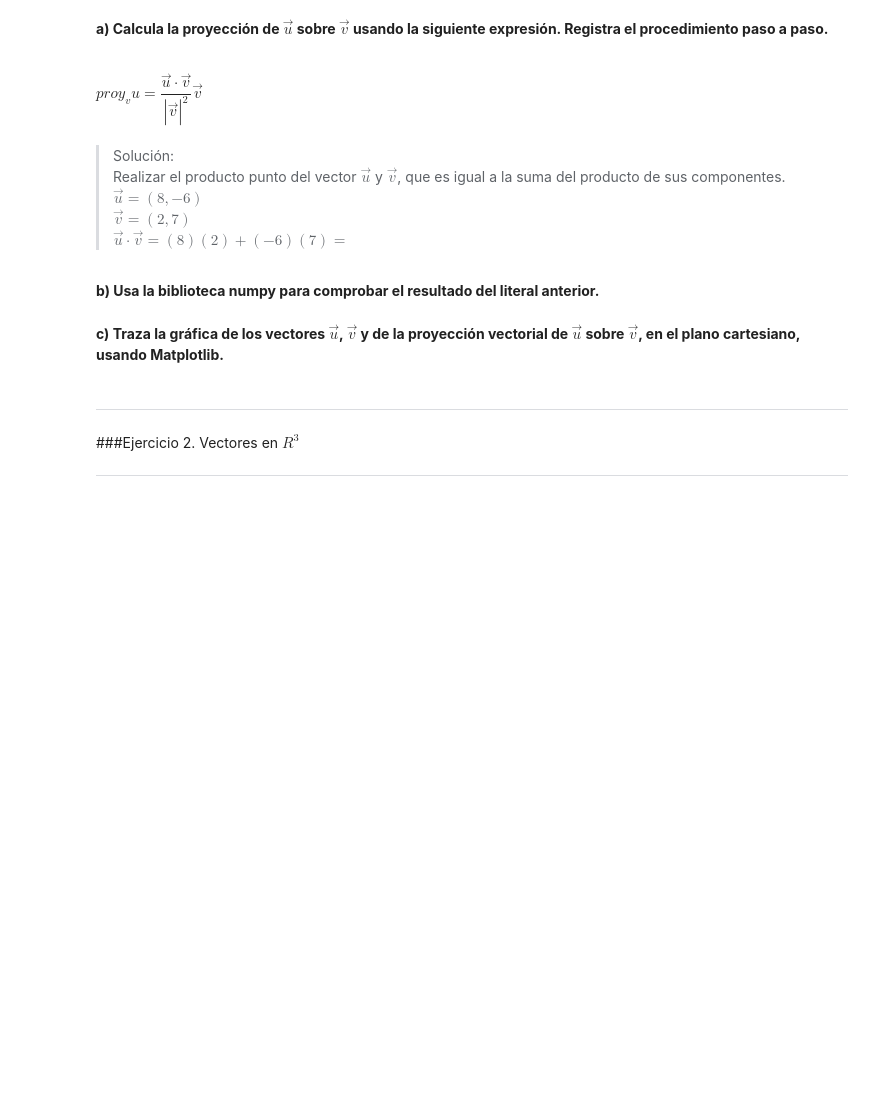
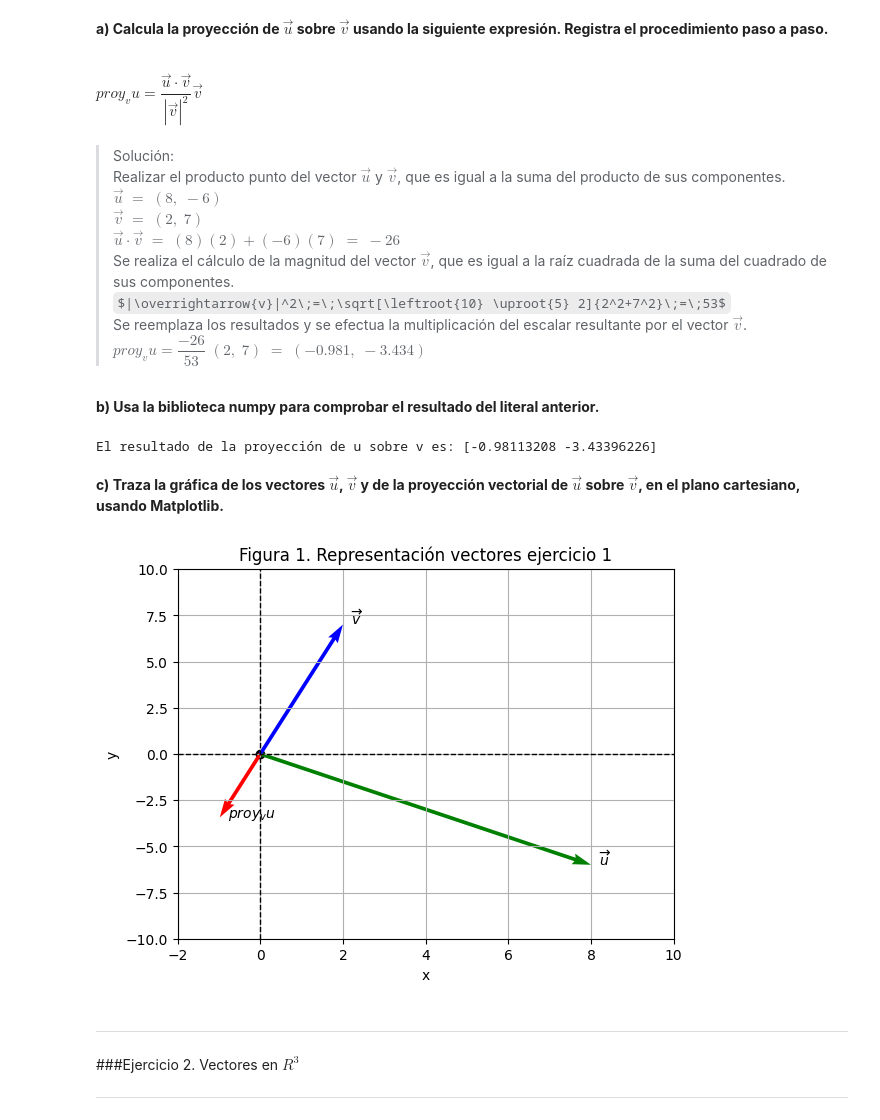
Before and after one commit to alejoOxono/Code-and-VBD-challenges, a Jupyter notebook: Laboratorio_Algebra_lineal_2023_I_Inicio.ipynb, the cells around one changed output. Drawn from its saved outputs; the diff is of its cells as text; code cells hidden in the pictures; some formulas as TeX source; blank space fills up the shorter version.

```diff
--- a/Laboratorio_Algebra_lineal_2023_I_Inicio.ipynb
+++ b/Laboratorio_Algebra_lineal_2023_I_Inicio.ipynb
@@ -78,45 +78,55 @@ $proy_vu = \dfrac{\overrightarrow{u} \cdot \overrightarrow{v}}{|\overrightarrow{
 # %% [markdown]
 >Solución: \
 >Realizar el producto punto del vector $\overrightarrow{u}$ y $\overrightarrow{v}$, que es igual a la suma del producto de sus componentes.  \
->$\overrightarrow{u} = (8, -6)$ \
->$\overrightarrow{v} = (2, 7)$ \
->$\overrightarrow{u} \cdot \overrightarrow{v} = (8)(2)+(-6)(7) = $
+>$\overrightarrow{u}\;=\;(8,\;-6)$ \
+>$\overrightarrow{v}\;=\;(2,\;7)$ \
+>$\overrightarrow{u} \cdot \overrightarrow{v}\;=\;(8)(2)+(-6)(7)\;=\;-26$ \
+>Se realiza el cálculo de la magnitud del vector $\overrightarrow{v}$, que es igual a la raíz cuadrada de la suma del cuadrado de sus componentes.  \
+>$|\overrightarrow{v}|^2\;=\;\sqrt[\leftroot{10} \uproot{5} 2]{2^2+7^2}\;=\;53$ \
+>Se reemplaza los resultados y se efectua la multiplicación del escalar resultante por el vector $\overrightarrow{v}$.  \
+$proy_vu = \dfrac{-26}{53}\;(2,\;7)\;=\;(-0.981,\;-3.434)$
 # %% [markdown]
 **b) Usa la biblioteca numpy para comprobar el resultado del literal anterior.**
 # %%
 # Cálculo de la proyección del vector u sobre el vector v
+proyeccion = np.dot(u, v) / np.linalg.norm(v)**2 * v
+print(f'El resultado de la proyección de u sobre v es: {proyeccion}')
+# %% [output]
+El resultado de la proyección de u sobre v es: [-0.98113208 -3.43396226]
 # %% [markdown]
 **c) Traza la gráfica de los vectores $\overrightarrow{u}$, $\overrightarrow{v}$ y de la proyección vectorial de $\overrightarrow{u}$ sobre $\overrightarrow{v}$, en el plano cartesiano, usando Matplotlib.**
 # %%
 # Configurar ejes
 fig, ax = plt.subplots()
 ax.grid()
-ax.set_xlim(-5, 5), ax.set_ylim(-5, 5)
+ax.set_xlim(-2, 10), ax.set_ylim(-10, 10)
 ax.set_xlabel("x"), ax.set_ylabel("y")
 ax.set_title("Figura 1. Representación vectores ejercicio 1")
 
 # Señalar el origen
 ax.scatter(0, 0, color="k")
 
 # Trazar ejes
 plt.axvline(0, color = "black", linewidth = 1, linestyle = "dashed");
 plt.axhline(0, color = "black", linewidth = 1, linestyle = "dashed");
 
 # Gráficar los vectores
 # Vector u
 ax.quiver(u[0], u[1], angles="xy", scale_units="xy", scale=1, color="g")
 ax.text(u[0] + 0.2, u[1], "$\overrightarrow{u}$")
 
 # Vector v
 ax.quiver(v[0], v[1], angles="xy", scale_units="xy", scale=1, color="b")
 ax.text(v[0] + 0.2, v[1], "$\overrightarrow{v}$")
 
 # Vector proyección de u sobre v
 ax.quiver(proyeccion[0], proyeccion[1], angles="xy", scale_units="xy", scale=1, color="r")
 ax.text(proyeccion[0] + 0.2, proyeccion[1], "$proy_vu$")
 
 # Mostrar la gráfica
 plt.show()
+# %% [output]
+[figure, added]
 # %% [markdown]
 ---
 ###Ejercicio 2. Vectores en $R^3$
```
